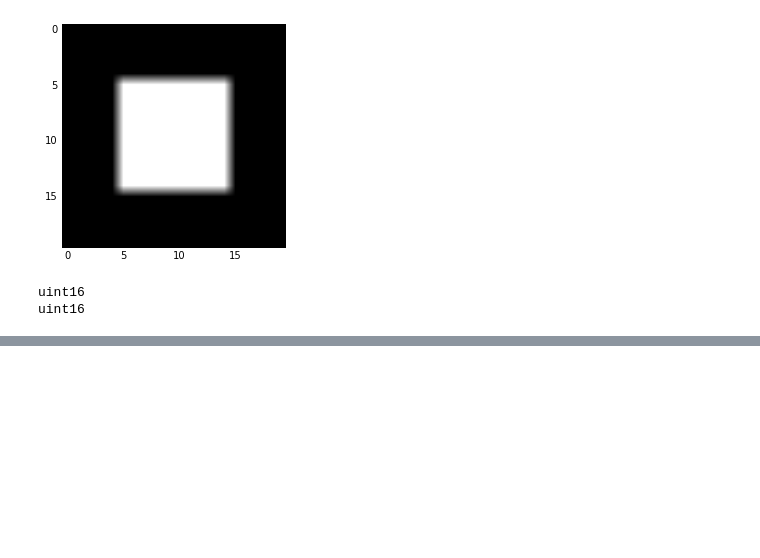
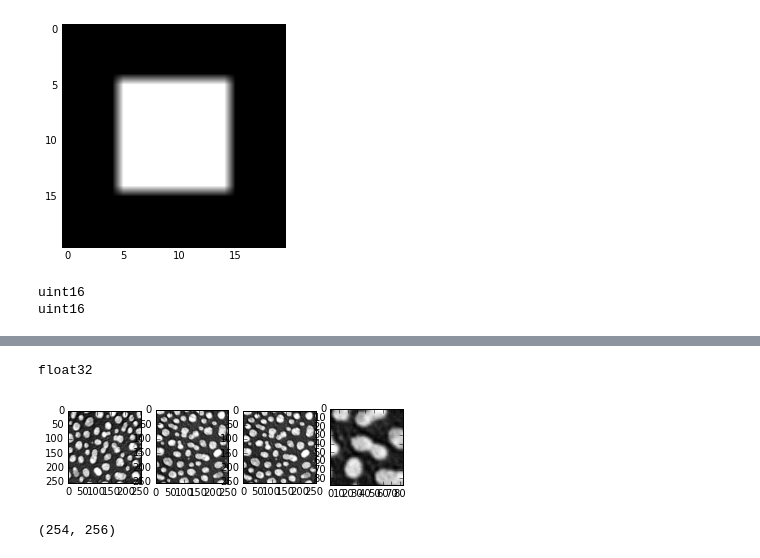
Before and after one commit to dani-lbnl/imageXDaugmentation, a Jupyter notebook: notebooks/filterbasedTransformation.ipynb, the cells around one changed output, grey strips where cells are left out. Saved outputs shown, nothing was run; the diff lists cells and outputs as text; code cells hidden in the pictures; blank space fills up the shorter version.

```diff
--- a/notebooks/filterbasedTransformation.ipynb
+++ b/notebooks/filterbasedTransformation.ipynb
@@ -201,0 +212,27 @@ uint16
+# %%
+plt.subplot(141)
+plt.imshow(img,cmap='gray');
+print(img.dtype)
+
+angle = 90
+#Rotate
+img1 = ndimage.rotate(img, angle)
+plt.subplot(142)
+plt.imshow(img1,cmap='gray');
+#Rotate no reshape
+img1_noreshape = ndimage.rotate(img, angle, reshape=False)
+plt.subplot(143)
+plt.imshow(img1_noreshape,cmap='gray');
+#Rotate and crop
+lx, ly = img.shape
+img1 = ndimage.rotate(img, angle)
+crop_img1 = img1[lx/3:-lx/3, ly/3:-ly/3]
+plt.subplot(144)
+plt.imshow(crop_img1,cmap='gray');
+# %% [output]
+float32
+[figure, added]
+# %%
+img.shape
+# %% [output]
+(254, 256)
```
Also changed, not shown: parts of 10 cells of this notebook.
